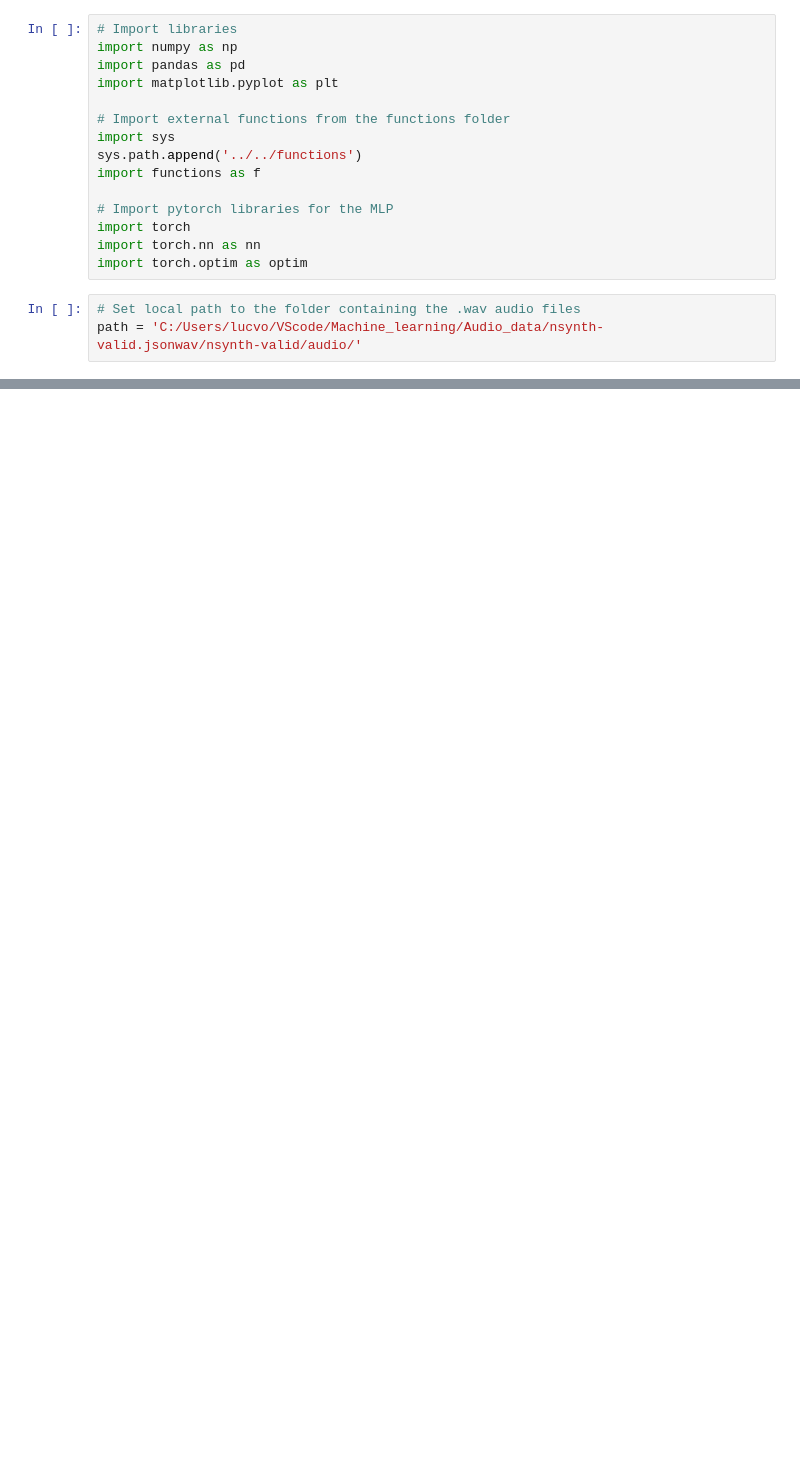
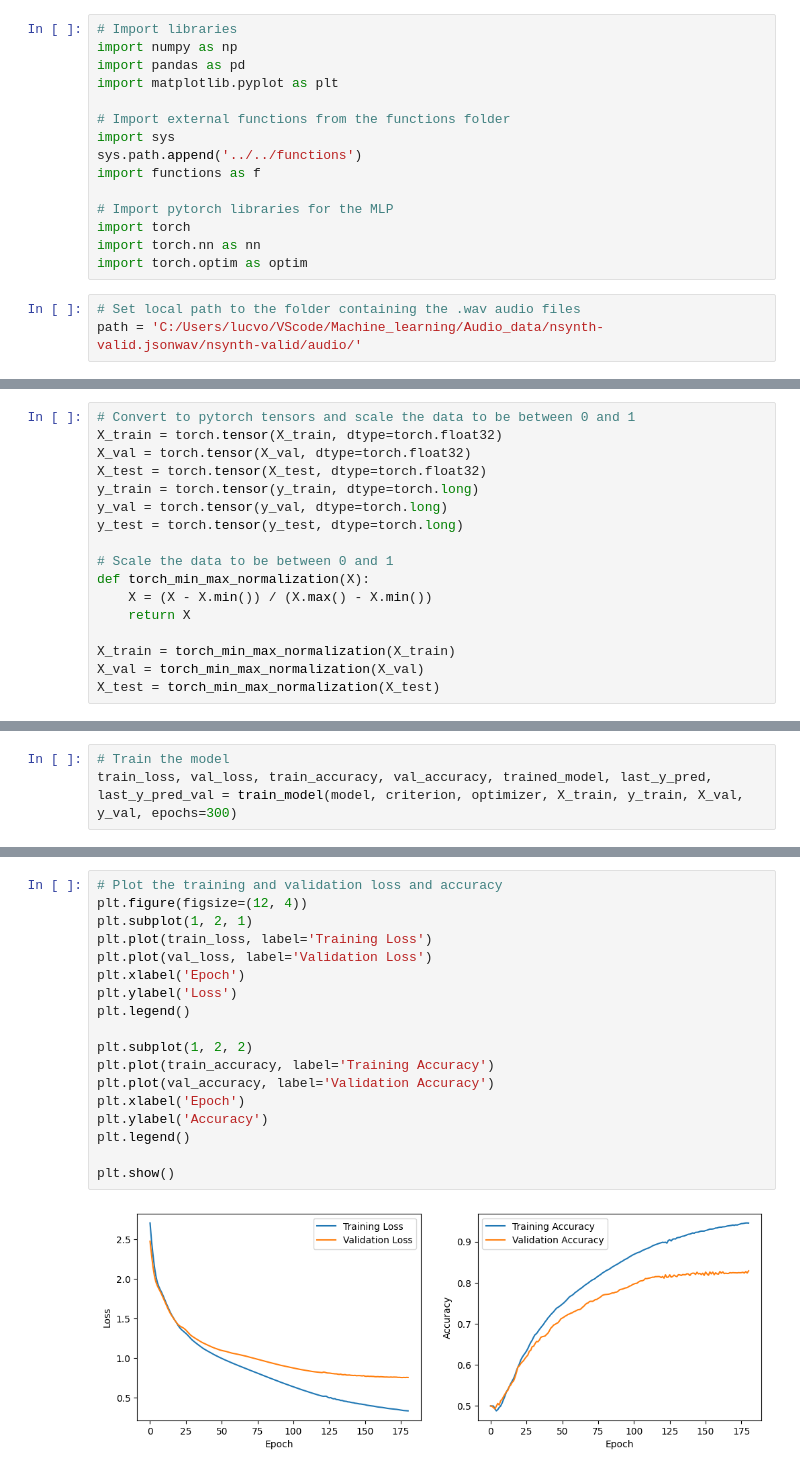
Before and after one commit to JanMcKenzie/AudioNNRep, a Jupyter notebook: training_scripts/2_Multi_Instrument_Classification/MLP_multi_class_luc.ipynb, the cells around one changed output, grey strips where cells are left out. Drawn from its saved outputs; the diff is of its cells as text; blank space fills up the shorter version.

Commit message:
Trained the MLP multi inst and uploaded the model to corresponding folder

```diff
--- a/training_scripts/2_Multi_Instrument_Classification/MLP_multi_class_luc.ipynb
+++ b/training_scripts/2_Multi_Instrument_Classification/MLP_multi_class_luc.ipynb
@@ -25,3 +25,20 @@ X = X.reshape(X.shape[0], -1)
 
 # Split into training, validation and test (80/10/10)
 X_train, X_val, X_test, y_train, y_val, y_test = f.split_data(X, y, 0.1, 0.1)
+# %%
+# Convert to pytorch tensors and scale the data to be between 0 and 1
+X_train = torch.tensor(X_train, dtype=torch.float32)
+X_val = torch.tensor(X_val, dtype=torch.float32)
+X_test = torch.tensor(X_test, dtype=torch.float32)
+y_train = torch.tensor(y_train, dtype=torch.long)
+y_val = torch.tensor(y_val, dtype=torch.long)
+y_test = torch.tensor(y_test, dtype=torch.long)
+
+# Scale the data to be between 0 and 1
+def torch_min_max_normalization(X):
+    X = (X - X.min()) / (X.max() - X.min())
+    return X
+
+X_train = torch_min_max_normalization(X_train)
+X_val = torch_min_max_normalization(X_val)
+X_test = torch_min_max_normalization(X_test)
@@ -27,0 +143,3 @@ X_train, X_val, X_test, y_train, y_val, y_test = f.split_data(X, y, 0.1, 0.1)
+# %%
+# Train the model
+train_loss, val_loss, train_accuracy, val_accuracy, trained_model, last_y_pred, last_y_pred_val = train_model(model, criterion, optimizer, X_train, y_train, X_val, y_val, epochs=300)
@@ -27,0 +164,20 @@ X_train, X_val, X_test, y_train, y_val, y_test = f.split_data(X, y, 0.1, 0.1)
+# %%
+# Plot the training and validation loss and accuracy
+plt.figure(figsize=(12, 4))
+plt.subplot(1, 2, 1)
+plt.plot(train_loss, label='Training Loss')
+plt.plot(val_loss, label='Validation Loss')
+plt.xlabel('Epoch')
+plt.ylabel('Loss')
+plt.legend()
+
+plt.subplot(1, 2, 2)
+plt.plot(train_accuracy, label='Training Accuracy')
+plt.plot(val_accuracy, label='Validation Accuracy')
+plt.xlabel('Epoch')
+plt.ylabel('Accuracy')
+plt.legend()
+
+plt.show()
+# %% [output]
+[figure, added]
```
Also changed, not shown: parts of 5 cells of this notebook, 14 other files.
